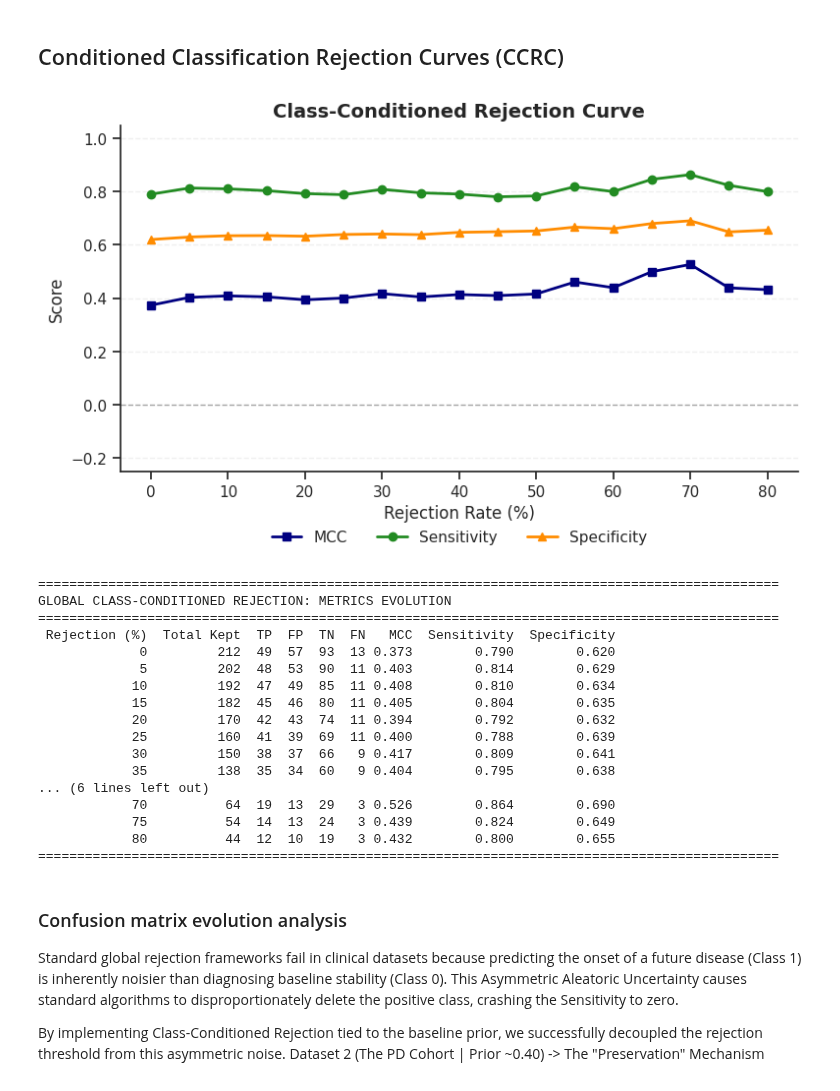
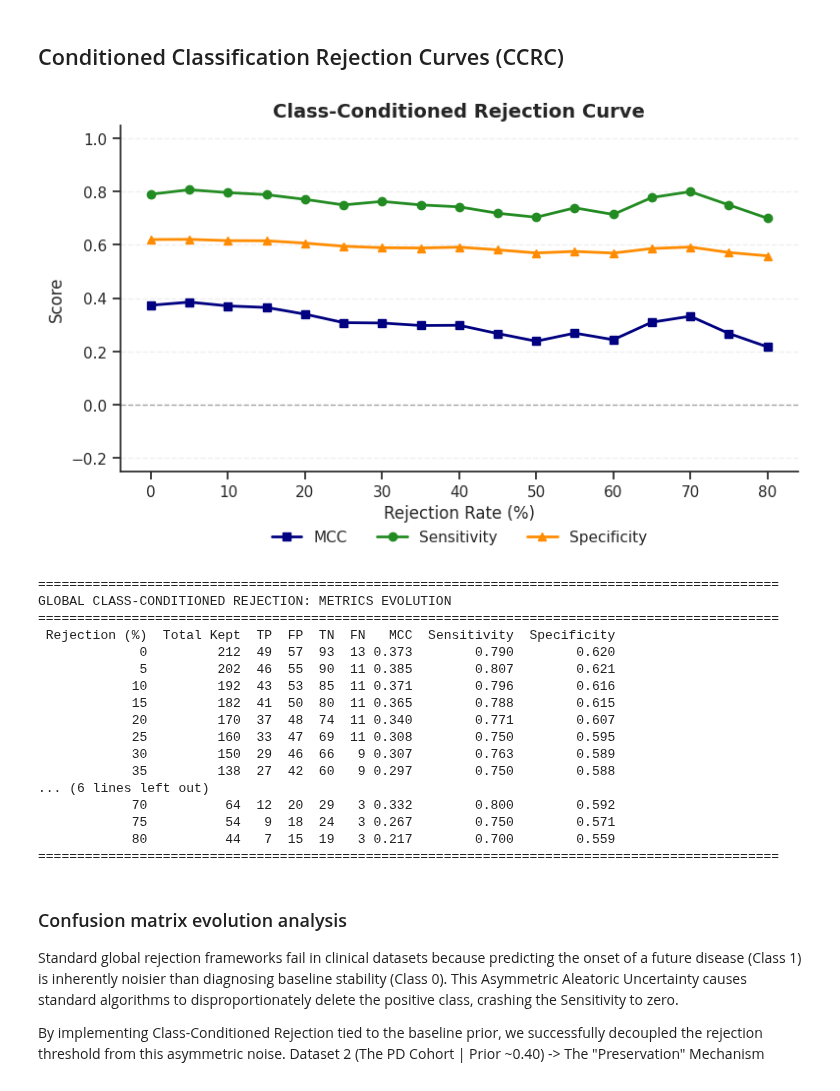
Before and after one commit to endrwalter/uncertainty_ml, a Jupyter notebook: code_rejection_analysis/main_pd.ipynb, the cells around one changed output. Saved outputs shown, nothing was run; the diff lists cells and outputs as text; code cells hidden in the pictures.

```diff
--- a/code_rejection_analysis/main_pd.ipynb
+++ b/code_rejection_analysis/main_pd.ipynb
@@ -58,8 +58,11 @@ patients_stats_filtered['H_Total'] = uncertainty_results['H_Total']
 patients_stats_filtered['C_Aleatoric'] = uncertainty_results['C_Aleatoric']
 patients_stats_filtered['I_Epistemic'] = uncertainty_results['I_Epistemic']
 patients_stats_filtered['Distance_to_Tau'] = uncertainty_results['Distance_to_Tau']
-patients_stats_filtered['MW_H_Total'] = uncertainty_results['MW_H_Total']
+patients_stats_filtered['imbalance_aware_margin'] = uncertainty_results['imbalance_aware_margin']
 patients_stats_filtered['H_Tau'] = uncertainty_results['H_Tau']
+patients_stats_filtered['imbalance_aware_uncertainty'] = uncertainty_results['imbalance_aware_uncertainty']
+
+
 # Compute the baseline risk (mean of probs_cal across all folds) for each patient and its uncertainty value
 proportion_positive = all_patients_non_active['FutureDyskinesia'].sum() / len(all_patients_non_active)
 H_bl = -(proportion_positive * np.log2(proportion_positive + 1e-12) +
@@ -178,38 +200,38 @@ generate_forensic_dashboard(patients_stats_filtered, 'H_Total')
 # %%
 from lib.plots import plot_class_conditioned_rejection_curve
 
 
 optimal_threshold = all_patients_non_active['FutureDyskinesia'].mean()
 
 class_cond_results = plot_class_conditioned_rejection_curve(
     patients_stats_filtered,
     threshold=optimal_threshold,
-    uncertainty_col='H_Tau',
+    uncertainty_col='imbalance_aware_uncertainty',
     rates=np.linspace(0, 80, 17)
 )
 
 # ---- anche per class conditioned dividendo l'analisi per classe positiva e negativa (quindi 4 grafici: 2 per classe e 2 per class conditioned)
 # quanti sample in classe positiva e in classe negativa per ogni rejection threshold.
 # per ogni rejection threshold calcola anche la uncertainty di questi soggetti scartati
 # plot delle distribuzioni di uncertainty dei soggetti scartati per ogni classe e per ogni rejection threshold
 # %% [output]
-[figure, old version]
+[figure, new version]
 ===============================================================================================
 GLOBAL CLASS-CONDITIONED REJECTION: METRICS EVOLUTION
 ===============================================================================================
  Rejection (%)  Total Kept  TP  FP  TN  FN   MCC  Sensitivity  Specificity
              0         212  49  57  93  13 0.373        0.790        0.620
-             5         202  48  53  90  11 0.403        0.814        0.629
-            10         192  47  49  85  11 0.408        0.810        0.634
-            15         182  45  46  80  11 0.405        0.804        0.635
-            20         170  42  43  74  11 0.394        0.792        0.632
-            25         160  41  39  69  11 0.400        0.788        0.639
-            30         150  38  37  66   9 0.417        0.809        0.641
-            35         138  35  34  60   9 0.404        0.795        0.638
+             5         202  46  55  90  11 0.385        0.807        0.621
+            10         192  43  53  85  11 0.371        0.796        0.616
+            15         182  41  50  80  11 0.365        0.788        0.615
+            20         170  37  48  74  11 0.340        0.771        0.607
+            25         160  33  47  69  11 0.308        0.750        0.595
+            30         150  29  46  66   9 0.307        0.763        0.589
+            35         138  27  42  60   9 0.297        0.750        0.588
 ... (6 lines left out)
-            70          64  19  13  29   3 0.526        0.864        0.690
-            75          54  14  13  24   3 0.439        0.824        0.649
-            80          44  12  10  19   3 0.432        0.800        0.655
+            70          64  12  20  29   3 0.332        0.800        0.592
+            75          54   9  18  24   3 0.267        0.750        0.571
+            80          44   7  15  19   3 0.217        0.700        0.559
 ===============================================================================================
 # %% [markdown]
 ### Confusion matrix evolution analysis
```
Also changed, not shown: parts of 5 cells of this notebook, 7 other files.
